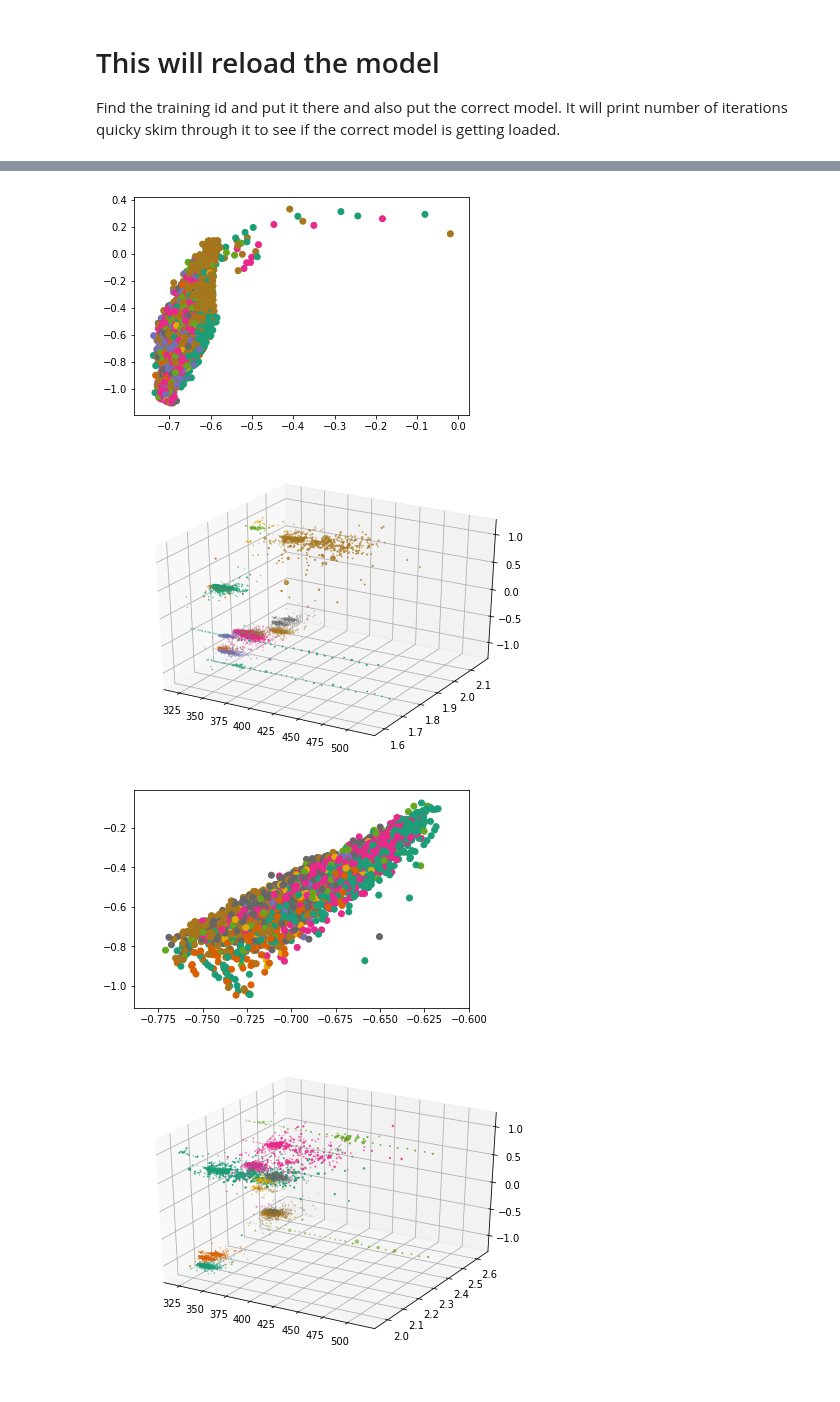
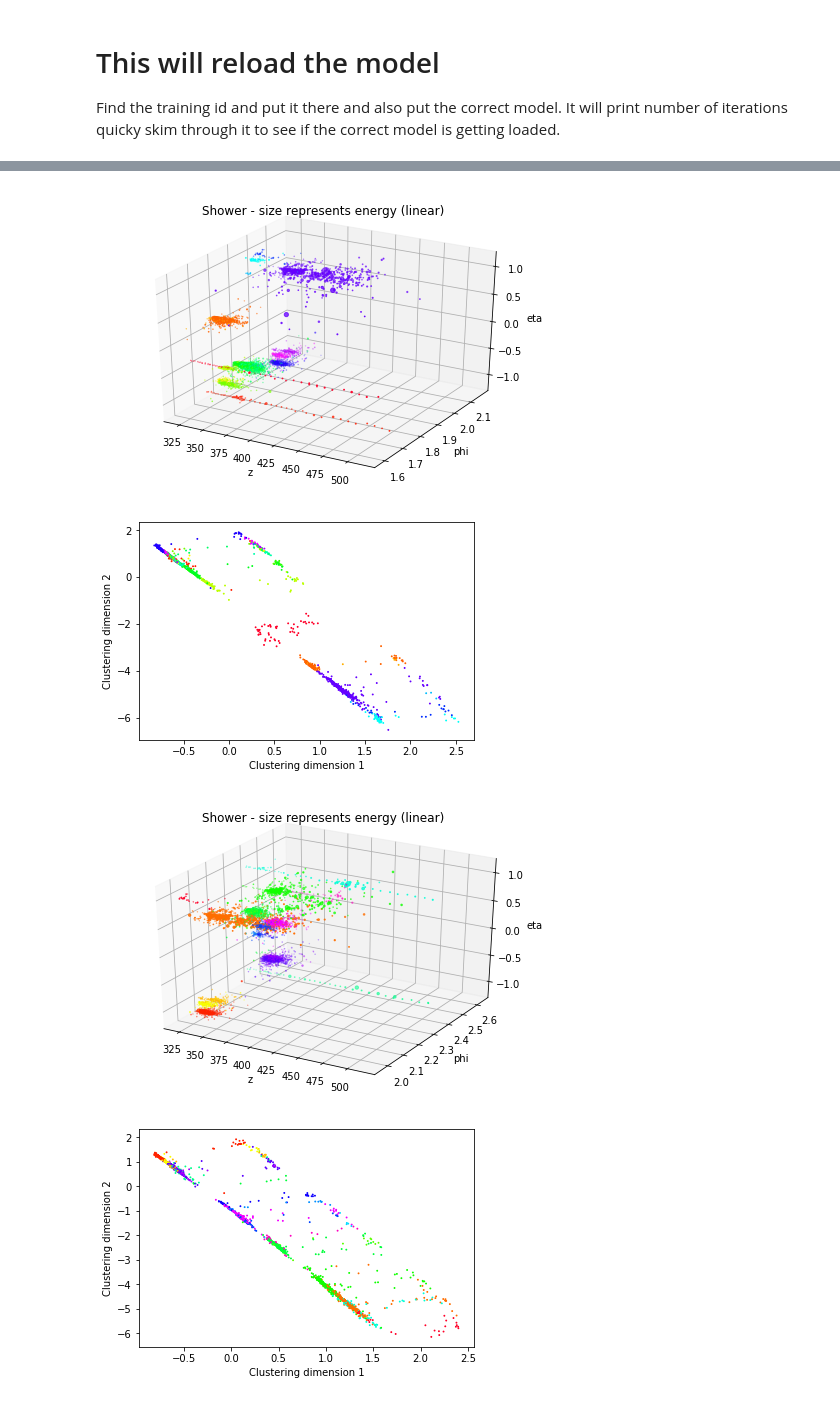
Before and after one commit to cms-pepr/HGCalML, a Jupyter notebook: clustering/visualizing.ipynb, the cells around one changed output, grey strips where cells are left out. Cells and saved outputs as stored; diff of their text form; code cells hidden in the pictures.

```diff
--- a/clustering/visualizing.ipynb
+++ b/clustering/visualizing.ipynb
@@ -110,14 +166,3 @@ for i in range(len(row_splits) - 1):
 
 
 # print("Unique showers", sum)
-# %%
-def plot_shower(x_data, clustering_space, classes):
-    x_data_this_x = x_data[:, 1]
-    x_data_this_y = x_data[:, 2]
-    x_data_this_z = x_data[:, 7]
-    x_data_this_energy = x_data[:, 0]
-
-    fig = plt.figure()
-    ax = Axes3D(fig)
-    ax.scatter(x_data_this_z, x_data_this_x, x_data_this_y, c = classes, s=x_data_this_energy*10, cmap=plt.get_cmap('Dark2'))
-    plt.show()
@@ -124,21 +215,30 @@ def plot_shower(x_data, clustering_space, classes):
 # %%
-
 clustering_space, beta_values = my_model.call(xbatch[0][0], xbatch[0][1])
 
 
 
 for i in range(4):
     id = i
     this_clustering_space = clustering_space[row_splits[id]:row_splits[id+1]]
+    this_betas = beta_values[row_splits[id]:row_splits[id+1]]
     this_classes = y_data[row_splits[id]:row_splits[id+1]]
     this_x = xbatch[0][0][row_splits[id]:row_splits[id+1]]
 
-    plt.figure()
-    plt.scatter(this_clustering_space[:,0].numpy(), this_clustering_space[:,1].numpy(), c=this_classes.numpy(), cmap=plt.get_cmap('Dark2'))
-    plt.show()
+    x_data_this_energy = this_x[:, 0]
+#     plt.hist(x_data_this_energy)
+    s = (x_data_this_energy > 0.5)*0.8 + (x_data_this_energy < 0.5)*0.1
+
+
+    this_clustergin_space_high_betas = this_clustering_space[this_betas>0.03]
+
+
     plot_shower(this_x, this_clustering_space, this_classes)
+    if lovasz:
+        plot_clustering_space_lovasz(this_x, this_clustering_space, this_classes)
+    else:
+        plot_clustering_space(this_clustering_space, this_classes)
 # %% [output]
-[figure, old version]
+[figure, new version]
-[figure, old version]
+[figure, new version]
-[figure, old version]
+[figure, new version]
-[figure, old version]
+[figure, new version]
```
Also changed, not shown: parts of 8 cells of this notebook.
